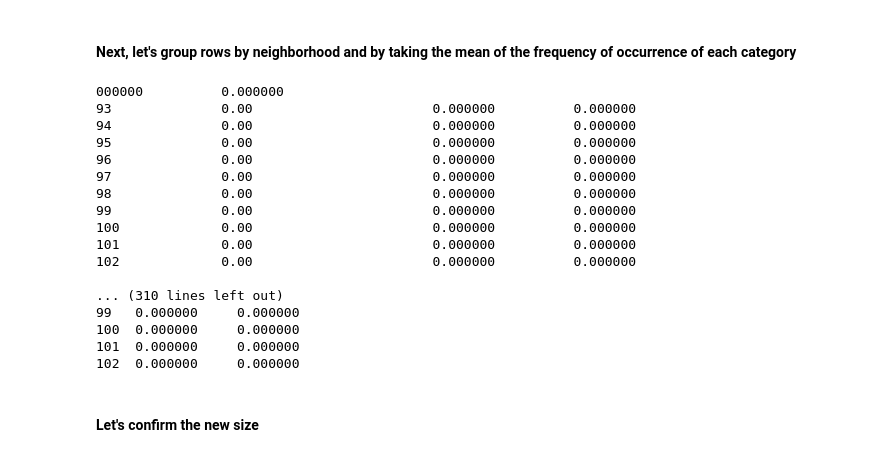
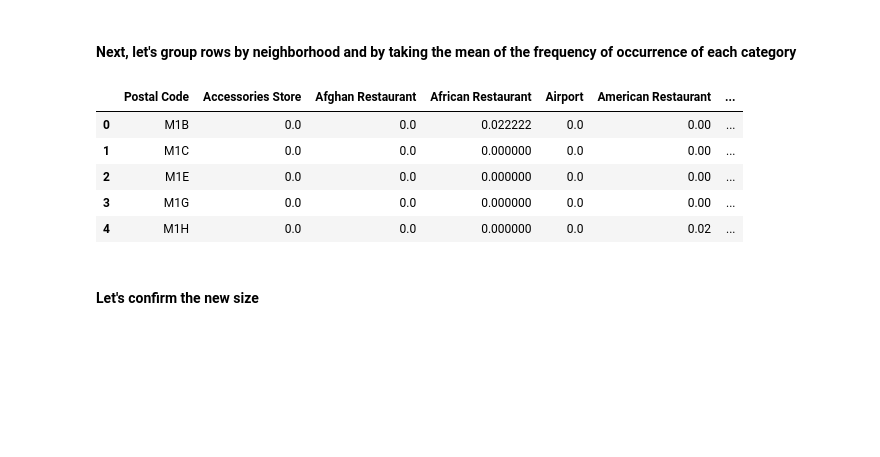
Before and after one commit to hamadazein84/Coursera_Capstone, a Jupyter notebook: week-3/assignment.ipynb, the cells around one changed output. Drawn from its saved outputs; the diff is of its cells as text; code cells hidden in the pictures; blank space fills up the shorter version.

```diff
--- a/week-3/assignment.ipynb
+++ b/week-3/assignment.ipynb
@@ -329,25 +311,14 @@ toronto_onehot.shape
 #### Next, let's group rows by neighborhood and by taking the mean of the frequency of occurrence of each category
 # %%
 toronto_grouped = toronto_onehot.groupby('Postal Code').mean().reset_index()
-toronto_grouped
+toronto_grouped.head()
 # %% [output]
-000000          0.000000
-93              0.00                       0.000000          0.000000
-94              0.00                       0.000000          0.000000
-95              0.00                       0.000000          0.000000
-96              0.00                       0.000000          0.000000
-97              0.00                       0.000000          0.000000
-98              0.00                       0.000000          0.000000
-99              0.00                       0.000000          0.000000
-100             0.00                       0.000000          0.000000
-101             0.00                       0.000000          0.000000
-102             0.00                       0.000000          0.000000
-
-... (310 lines left out)
-99   0.000000     0.000000
-100  0.000000     0.000000
-101  0.000000     0.000000
-102  0.000000     0.000000
+|  | Postal Code | Accessories Store | Afghan Restaurant | African Restaurant | Airport | American Restaurant | ... |
+| 0 | M1B | 0.0 | 0.0 | 0.022222 | 0.0 | 0.00 | ... |
+| 1 | M1C | 0.0 | 0.0 | 0.000000 | 0.0 | 0.00 | ... |
+| 2 | M1E | 0.0 | 0.0 | 0.000000 | 0.0 | 0.00 | ... |
+| 3 | M1G | 0.0 | 0.0 | 0.000000 | 0.0 | 0.00 | ... |
+| 4 | M1H | 0.0 | 0.0 | 0.000000 | 0.0 | 0.02 | ... |
 # %% [markdown]
 #### Let's confirm the new size
 # %%
```
Also changed, not shown: parts of 3 cells of this notebook.
